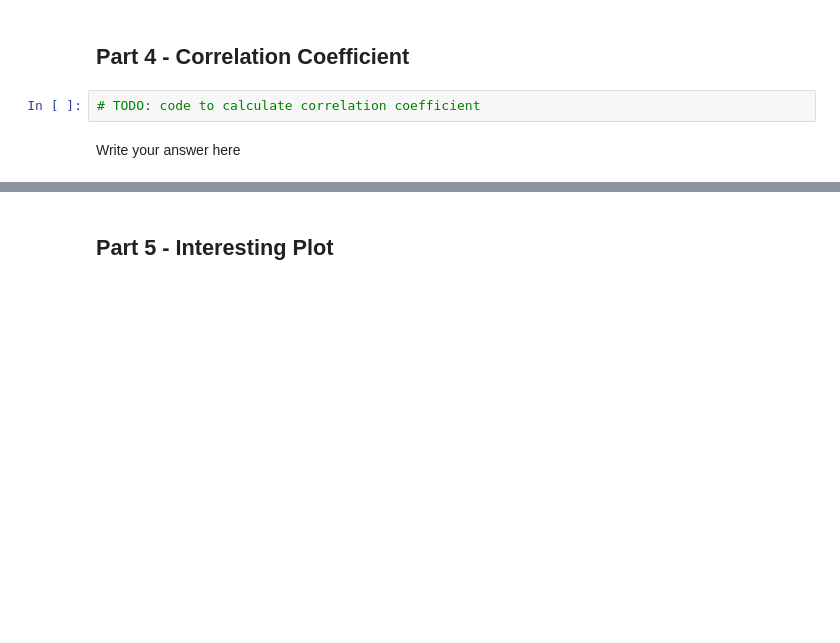
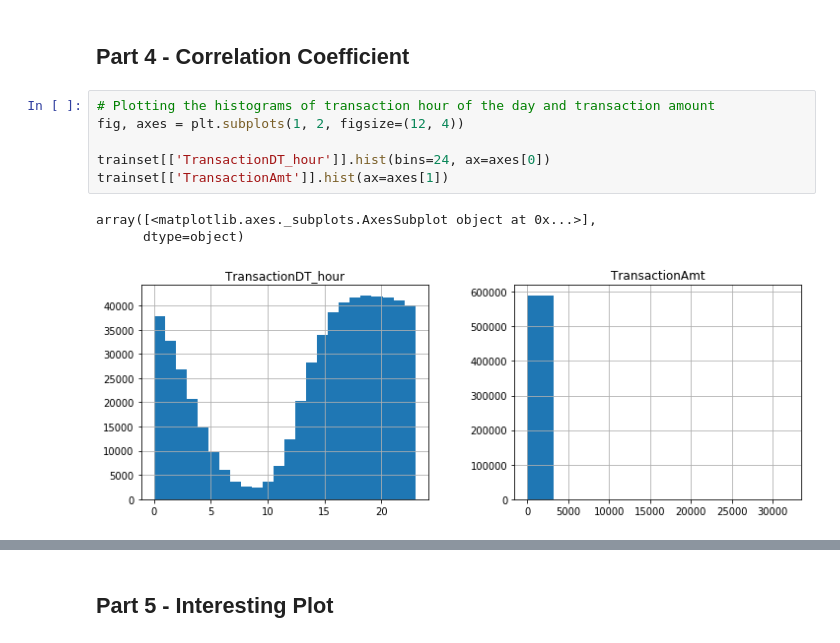
Before and after one commit to rmodi6/ieee-cis-fraud-detection, a Jupyter notebook: cse519_hw2_modi_ruchit_112685342.ipynb, the cells around one changed output, grey strips where cells are left out. Drawn from its saved outputs; the diff is of its cells as text; blank space fills up the shorter version.

```diff
--- a/cse519_hw2_modi_ruchit_112685342.ipynb
+++ b/cse519_hw2_modi_ruchit_112685342.ipynb
@@ -155,6 +175,12 @@ Write your answer here
 # %% [markdown]
 ## Part 4 - Correlation Coefficient
-# %%
-# TODO: code to calculate correlation coefficient
-# %% [markdown]
-Write your answer here
+# %%
+# Plotting the histograms of transaction hour of the day and transaction amount
+fig, axes = plt.subplots(1, 2, figsize=(12, 4))
+
+trainset[['TransactionDT_hour']].hist(bins=24, ax=axes[0])
+trainset[['TransactionAmt']].hist(ax=axes[1])
+# %% [output]
+array([<matplotlib.axes._subplots.AxesSubplot object at 0x...>],
+      dtype=object)
+[figure, added]
```
Also changed, not shown: parts of 53 cells of this notebook, 1 other file.
